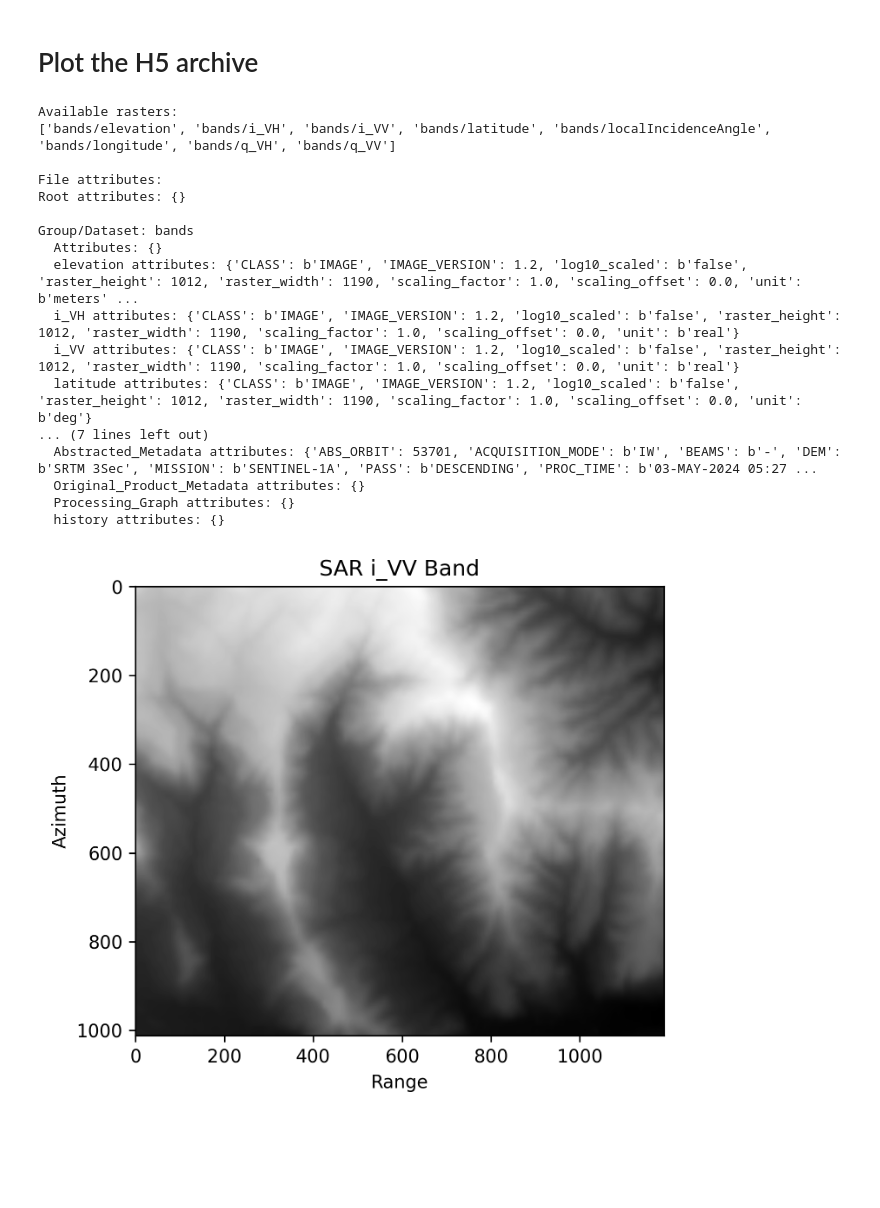
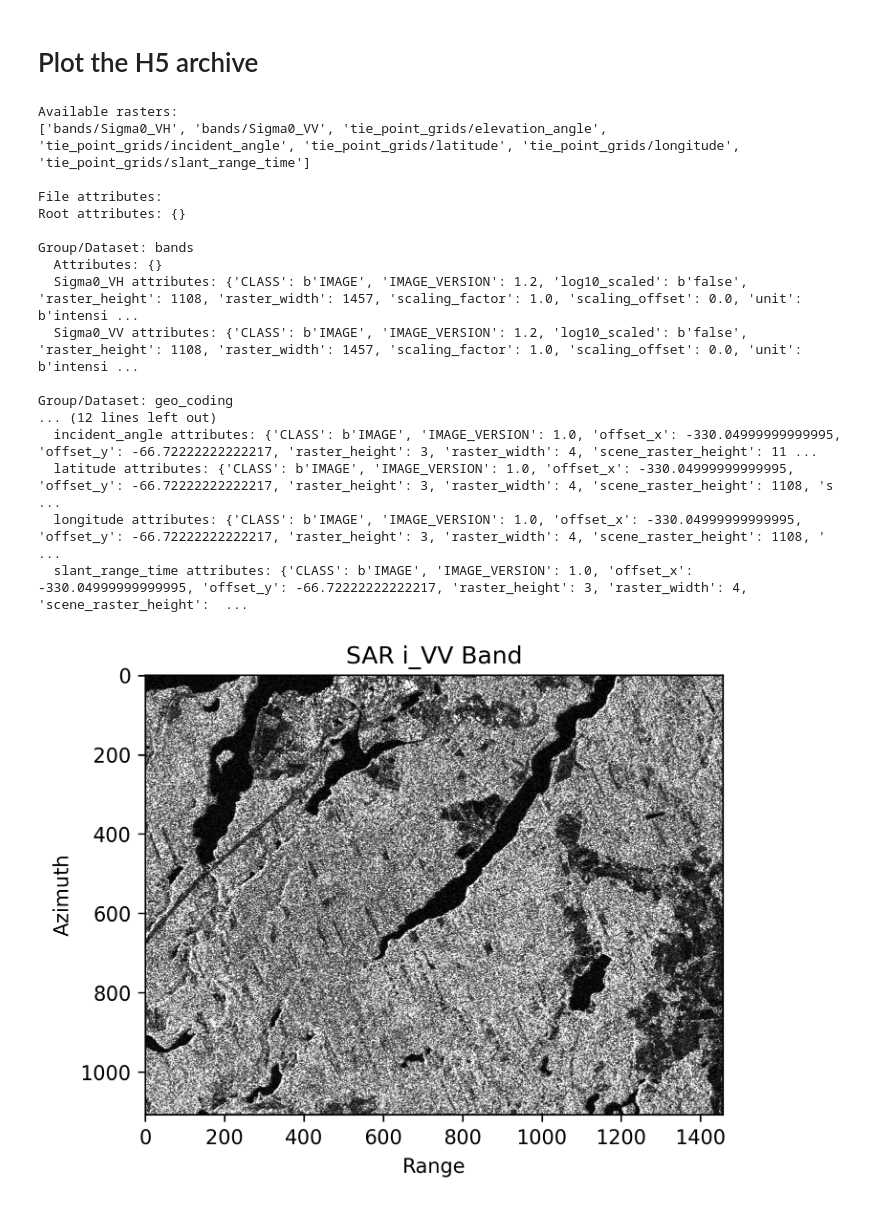
Before and after one commit to sirbastiano/WORLDSAR, a Jupyter notebook: how_to_start.ipynb, the cells around one changed output. Drawn from its saved outputs; the diff is of its cells as text; code cells hidden in the pictures; blank space fills up the shorter version.

```diff
--- a/how_to_start.ipynb
+++ b/how_to_start.ipynb
@@ -30,7 +30,7 @@ def read_h5_file(file_path: str) -> dict:
     return data
 
 
-path = '/Data_large/SARGFM/data/3_cuts/S1A_IW_SLC__1SDV_20240503T031928_20240503T031942_053701_0685FB_670F/285D_306R.h5'
+path = '/Users/roberto.delprete/Library/CloudStorage/OneDrive-ESA/Desktop/Repos/WORLDSAR/data/Sentinel1/output_cuts/S1A_IW_GRDH_1SDV_20141031T161924_20141031T161949_003076_003856_634E/598U_131R.h5'
 
 
 # Example usage:
@@ -46,52 +46,43 @@ with h5py.File(path, 'r') as h5_file:
     for key in h5_file.keys():
         print(f'\nGroup/Dataset: {key}')
         obj = h5_file[key]
         if hasattr(obj, 'attrs'):
             print(f'  Attributes: {dict(obj.attrs)}')
 
         # If it's a group, print attributes of its members
         if isinstance(obj, h5py.Group):
             for subkey in obj.keys():
                 subobj = obj[subkey]
                 print(f'  {subkey} attributes: {dict(subobj.attrs)}')
 
 
-# amplitude is already calculated as intensity below, so this line is not needed
-amplitude = np.sqrt(data['bands/i_VH']**2 + data['bands/q_VH']**2)
 
-phase = np.arctan2(data['bands/q_VH'], data['bands/i_VH'])
-
-
-vmin = np.percentile(amplitude, 5)
-vmax = np.percentile(amplitude, 97)
-
-
-ia = data['bands/elevation']
+ia = data['bands/Sigma0_VH']
 
 plt.figure(figsize=(5, 5), dpi=300)
-plt.imshow(ia, cmap='gray', )
+plt.imshow(ia, cmap='gray', vmin=ia.mean()-ia.std(), vmax=ia.mean()+ia.std())
 # plt.colorbar(label='phase')
 plt.title('SAR i_VV Band')
 plt.xlabel('Range')
 plt.ylabel('Azimuth')
 plt.tight_layout()
 plt.show()
 # %% [output]
 Available rasters:
-['bands/elevation', 'bands/i_VH', 'bands/i_VV', 'bands/latitude', 'bands/localIncidenceAngle', 'bands/longitude', 'bands/q_VH', 'bands/q_VV']
+['bands/Sigma0_VH', 'bands/Sigma0_VV', 'tie_point_grids/elevation_angle', 'tie_point_grids/incident_angle', 'tie_point_grids/latitude', 'tie_point_grids/longitude', 'tie_point_grids/slant_range_time']
 
 File attributes:
 Root attributes: {}
 
 Group/Dataset: bands
   Attributes: {}
-  elevation attributes: {'CLASS': b'IMAGE', 'IMAGE_VERSION': 1.2, 'log10_scaled': b'false', 'raster_height': 1012, 'raster_width': 1190, 'scaling_factor': 1.0, 'scaling_offset': 0.0, 'unit': b'meters' ...
-  i_VH attributes: {'CLASS': b'IMAGE', 'IMAGE_VERSION': 1.2, 'log10_scaled': b'false', 'raster_height': 1012, 'raster_width': 1190, 'scaling_factor': 1.0, 'scaling_offset': 0.0, 'unit': b'real'}
-  i_VV attributes: {'CLASS': b'IMAGE', 'IMAGE_VERSION': 1.2, 'log10_scaled': b'false', 'raster_height': 1012, 'raster_width': 1190, 'scaling_factor': 1.0, 'scaling_offset': 0.0, 'unit': b'real'}
-  latitude attributes: {'CLASS': b'IMAGE', 'IMAGE_VERSION': 1.2, 'log10_scaled': b'false', 'raster_height': 1012, 'raster_width': 1190, 'scaling_factor': 1.0, 'scaling_offset': 0.0, 'unit': b'deg'}
-... (7 lines left out)
-  Abstracted_Metadata attributes: {'ABS_ORBIT': 53701, 'ACQUISITION_MODE': b'IW', 'BEAMS': b'-', 'DEM': b'SRTM 3Sec', 'MISSION': b'SENTINEL-1A', 'PASS': b'DESCENDING', 'PROC_TIME': b'03-MAY-2024 05:27 ...
-  Original_Product_Metadata attributes: {}
-  Processing_Graph attributes: {}
-  history attributes: {}
+  Sigma0_VH attributes: {'CLASS': b'IMAGE', 'IMAGE_VERSION': 1.2, 'log10_scaled': b'false', 'raster_height': 1108, 'raster_width': 1457, 'scaling_factor': 1.0, 'scaling_offset': 0.0, 'unit': b'intensi ...
+  Sigma0_VV attributes: {'CLASS': b'IMAGE', 'IMAGE_VERSION': 1.2, 'log10_scaled': b'false', 'raster_height': 1108, 'raster_width': 1457, 'scaling_factor': 1.0, 'scaling_offset': 0.0, 'unit': b'intensi ...
+
+Group/Dataset: geo_coding
+... (12 lines left out)
+  incident_angle attributes: {'CLASS': b'IMAGE', 'IMAGE_VERSION': 1.0, 'offset_x': -330.04999999999995, 'offset_y': -66.72222222222217, 'raster_height': 3, 'raster_width': 4, 'scene_raster_height': 11 ...
+  latitude attributes: {'CLASS': b'IMAGE', 'IMAGE_VERSION': 1.0, 'offset_x': -330.04999999999995, 'offset_y': -66.72222222222217, 'raster_height': 3, 'raster_width': 4, 'scene_raster_height': 1108, 's ...
+  longitude attributes: {'CLASS': b'IMAGE', 'IMAGE_VERSION': 1.0, 'offset_x': -330.04999999999995, 'offset_y': -66.72222222222217, 'raster_height': 3, 'raster_width': 4, 'scene_raster_height': 1108, ' ...
+  slant_range_time attributes: {'CLASS': b'IMAGE', 'IMAGE_VERSION': 1.0, 'offset_x': -330.04999999999995, 'offset_y': -66.72222222222217, 'raster_height': 3, 'raster_width': 4, 'scene_raster_height':  ...
-[figure, old version]
+[figure, new version]
```
